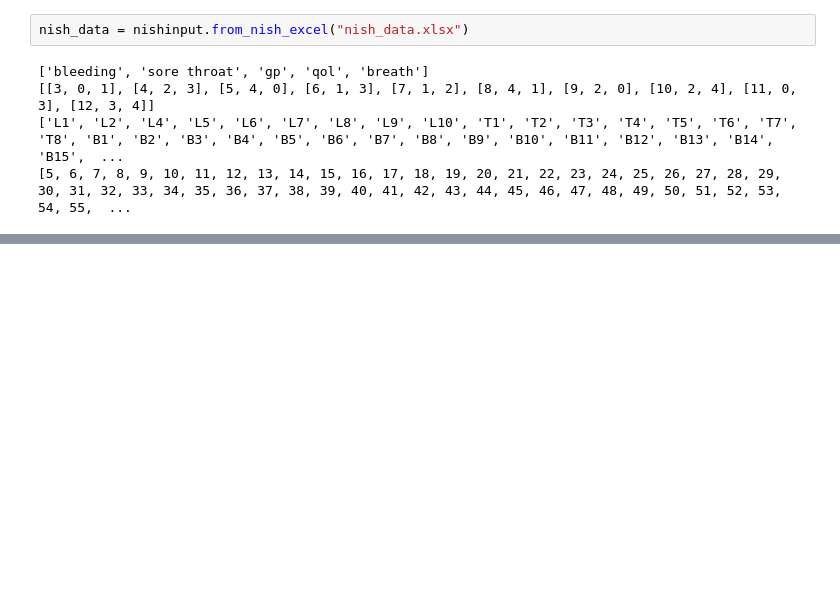
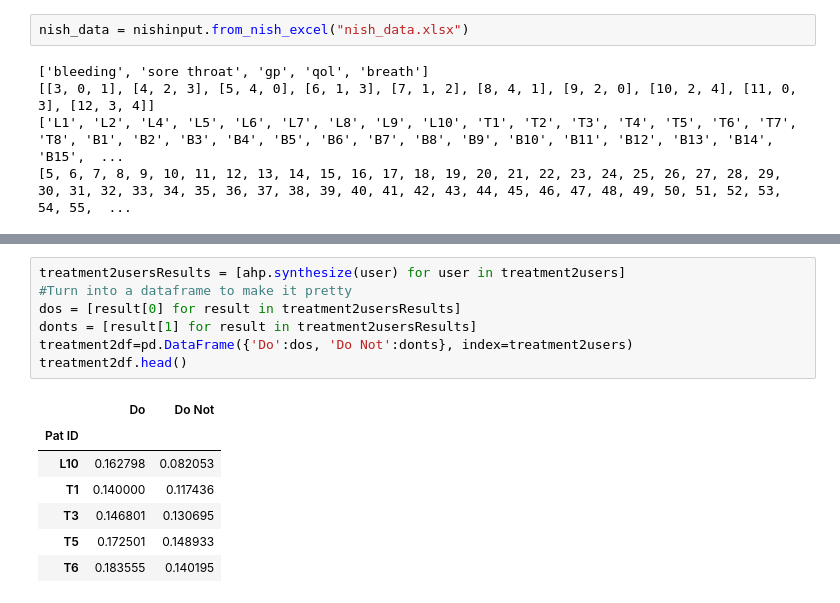
Before and after one commit to isahp/youth-session, a Jupyter notebook: DevAHP/Notebooks/Nischay/FirstAnalysis.ipynb, the cells around one changed output, grey strips where cells are left out. Cells and saved outputs as stored; diff of their text form; blank space fills up the shorter version.

```diff
--- a/DevAHP/Notebooks/Nischay/FirstAnalysis.ipynb
+++ b/DevAHP/Notebooks/Nischay/FirstAnalysis.ipynb
@@ -26,0 +64,15 @@ nish_da
+# %%
+treatment2usersResults = [ahp.synthesize(user) for user in treatment2users]
+#Turn into a dataframe to make it pretty
+dos = [result[0] for result in treatment2usersResults]
+donts = [result[1] for result in treatment2usersResults]
+treatment2df=pd.DataFrame({'Do':dos, 'Do Not':donts}, index=treatment2users)
+treatment2df.head()
+# %% [output]
+|  | Do | Do Not |
+| Pat ID |  |  |
+| L10 | 0.162798 | 0.082053 |
+| T1 | 0.140000 | 0.117436 |
+| T3 | 0.146801 | 0.130695 |
+| T5 | 0.172501 | 0.148933 |
+| T6 | 0.183555 | 0.140195 |
```
Also changed, not shown: parts of 15 cells of this notebook, 1 other file.
